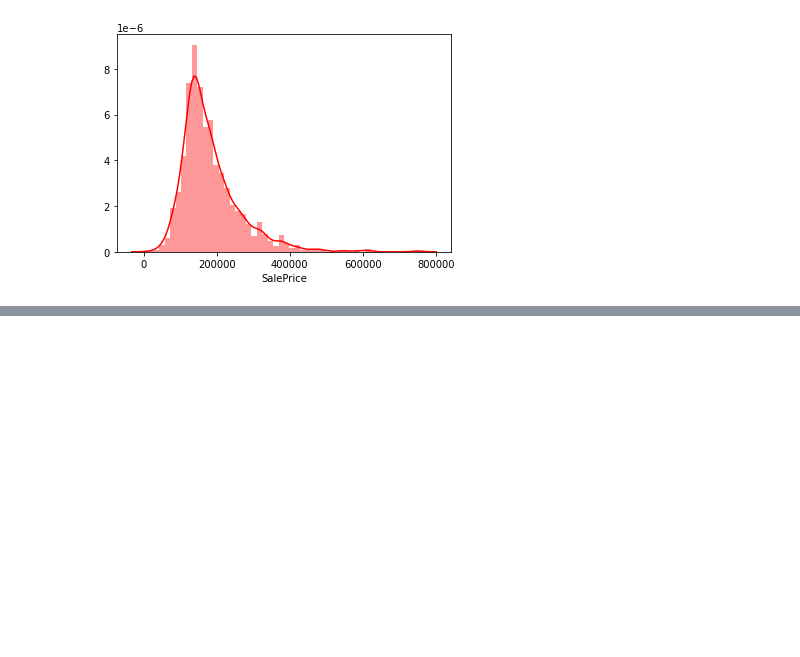
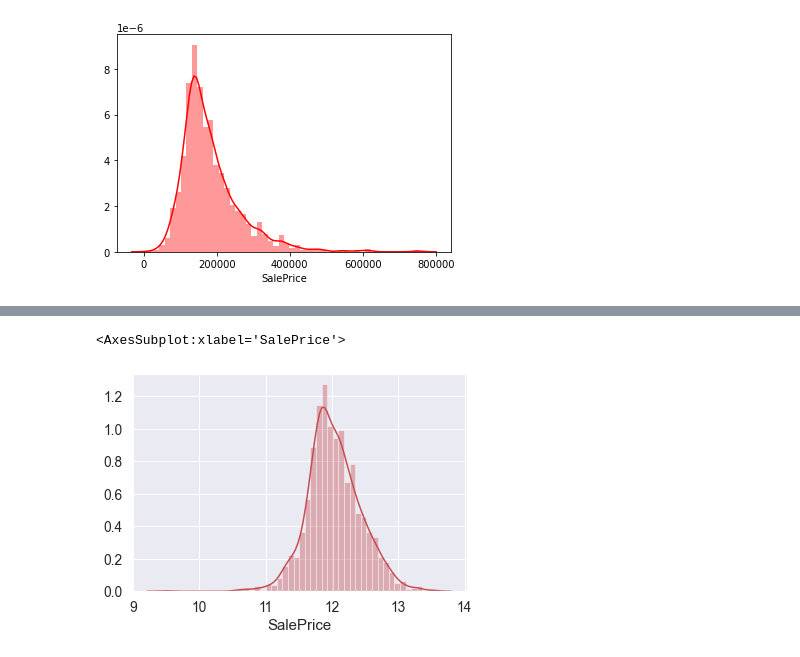
Before and after one commit to greatabel/PythonProjectLearn, a Jupyter notebook: b6969price_predict/Assignment2.ipynb, the cells around one changed output, grey strips where cells are left out. Cells and saved outputs as stored; diff of their text form; code cells hidden in the pictures; blank space fills up the shorter version.

```diff
--- a/b6969price_predict/Assignment2.ipynb
+++ b/b6969price_predict/Assignment2.ipynb
@@ -96,0 +101,8 @@ sns.heatmap(cm, cbar=True, annot=True, square=True,
+# %%
+train_df = pd.read_csv("data/train.csv", index_col=0)
+test_df = pd.read_csv("data/test.csv", index_col=0)
+y_train = np.log1p(train_df.pop("SalePrice"))
+sns.distplot(y_train, color='r')
+# %% [output]
+<AxesSubplot:xlabel='SalePrice'>
+[figure, added]
```
Also changed, not shown: parts of 9 cells of this notebook, 2 other files.
